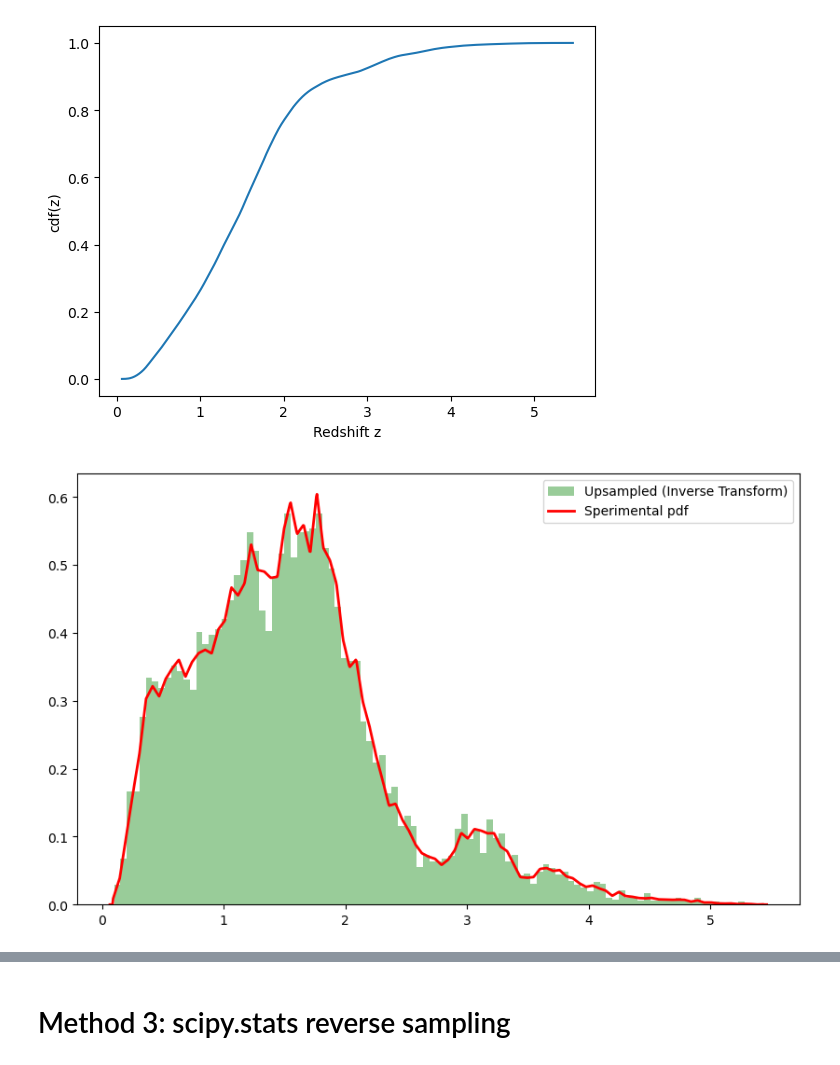
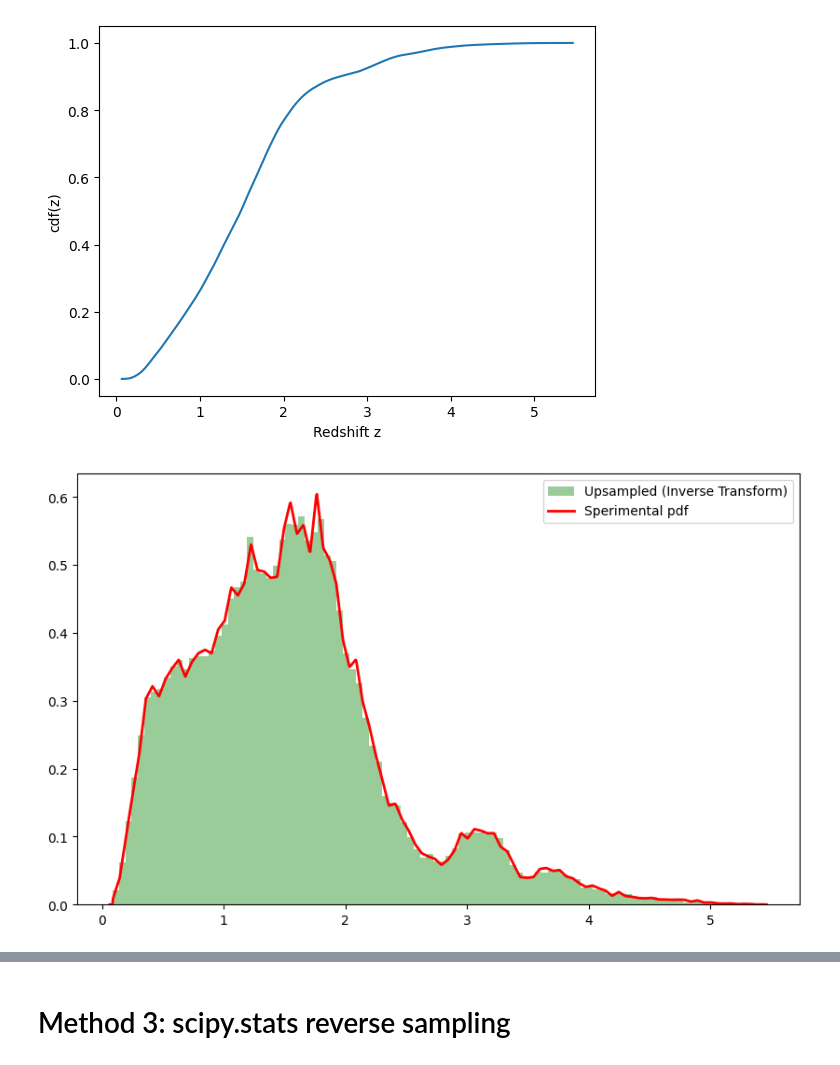
Before and after one commit to anna-tresoldi/astrostatistics_bicocca_2026, a Jupyter notebook: working/L04_quasars.ipynb, the cells around one changed output, grey strips where cells are left out. Drawn from its saved outputs; the diff is of its cells as text; code cells hidden in the pictures.

```diff
--- a/working/L04_quasars.ipynb
+++ b/working/L04_quasars.ipynb
@@ -135,18 +135,18 @@ quantile_func = interp1d(cdf_values, z_grid, kind='linear', bounds_error=False,
 # %%
 #1st way by using the interpolated inverse
 
-N = 10000
+N = 100000
 u = np.random.uniform(0, 1, N) #generate from unif. distr.
 
 # Take the inverse
 z_new = quantile_func(u)
 plt.figure(figsize=(10, 6))
 plt.hist(z_new, bins=100, density=True, alpha=0.4, color='green', label='Upsampled (Inverse Transform)')
 plt.plot(z_grid, pdf_values, 'r-', lw=2, label='Sperimental pdf')
 plt.legend()
 plt.show()
 # %% [output]
-[figure, old version]
+[figure, new version]
 # %%
 #2nd way using a numerically root finder
 eps = np.random.uniform(0,1,N)
```
Also changed, not shown: parts of 6 cells of this notebook.
